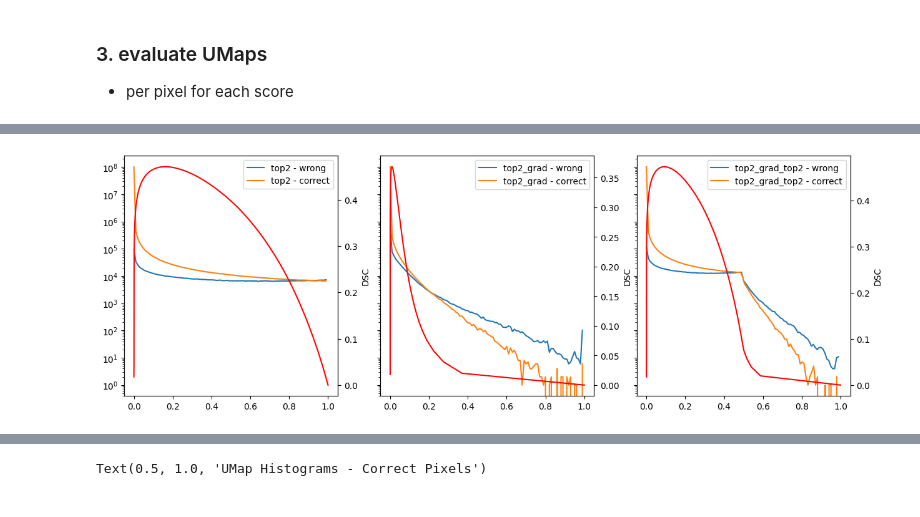
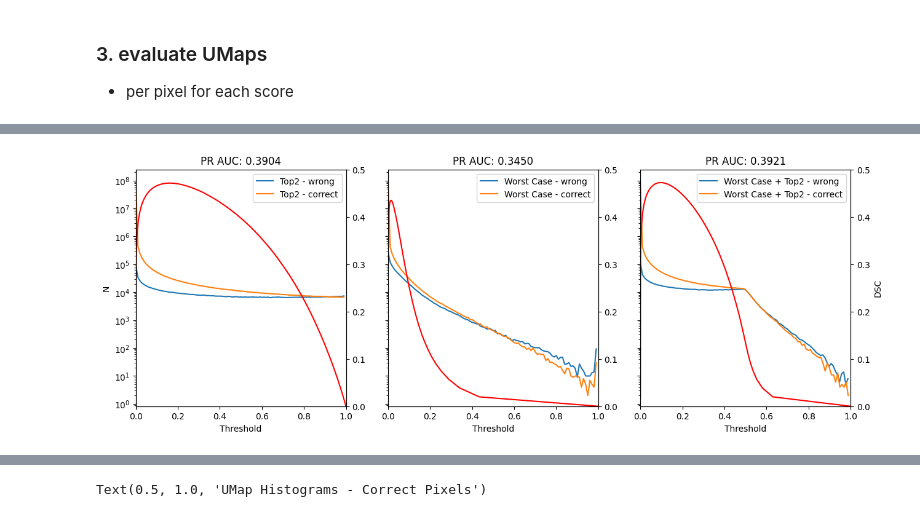
Before and after one commit to MedVisBonn/Segmentation-Distortion, a Jupyter notebook: src/notebooks/combining_scores.ipynb, the cells around one changed output, grey strips where cells are left out. Saved outputs shown, nothing was run; the diff lists cells and outputs as text; code cells hidden in the pictures.

```diff
--- a/src/notebooks/combining_scores.ipynb
+++ b/src/notebooks/combining_scores.ipynb
@@ -373,10 +393,16 @@ diff_grad_gen = UMapGenerator(
     net_out=net_out,
 )
 
+# worst case
+worst_case_gen = UMapGenerator(
+    method='worst_case',
+    net_out=net_out,
+)
+
 # gather in dict
 umap_generators = {
     'top2': top2_gen,
-    'top2_grad': top2_grad_gen,
+    'worst_case': worst_case_gen,
     # 'diff_grad': diff_grad_gen,
 }
 # %% [markdown]
@@ -709,10 +735,10 @@ DSCs, umaps_collection, img_indices, errmaps_collection = get_all_umaps(
 umaps = {key: torch.cat(umaps_collection[key]).flatten() for key in umaps_collection}
 for key in umaps:
     # clamp to 99th percentile
-    if (key != 'entropy') or (key != 'top2'):
-        q = np.percentile(umaps[key].flatten().numpy(), 99.9999)
-        print(umaps[key].min(), umaps[key].max(), q, key)
-        umaps[key][umaps[key] > q] = q
+    # if (key != 'entropy') or (key != 'top2'):
+    #     q = np.percentile(umaps[key].flatten().numpy(), 99.9999)
+    #     # print(umaps[key].min(), umaps[key].max(), q, key)
+    #     umaps[key][umaps[key] > q] = q
 
         # umaps[key] = torch.sqrt(umaps[key])
     # q = np.percentile(umaps[key].flatten().numpy(), 99)
@@ -811,11 +835,13 @@ plt.legend()
 label_dict = {
     'entropy': 'Entropy',
     'top2': 'Top2',
+    'worst_case': 'Worst Case',
     'top2_grad': 'Diff',
     'diff_grad': 'Diff / Margin',
     'diff_grad_entropy': 'Diff / Margin + Entropy',
     'top2_grad_entropy': 'Diff + Entropy',
     'top2_grad_top2': 'Diff + Top2',
+    'worst_case_top2': 'Worst Case + Top2',
 }
 
 
@@ -898,35 +891,56 @@ KeyboardInterrupt:
 # %%
+# label_dict = {
+#     'entropy': 'Entropy',
+#     'top2': 'Top2',
+#     'top2_grad': 'Diff',
+#     'diff_grad': 'Diff / Margin',
+#     'diff_grad_entropy': 'Diff / Margin + Entropy',
+#     'top2_grad_entropy': 'Diff + Entropy',
+#     'top2_grad_top2': 'Diff + Top2',
+# }
+
+
+
 fig, axes = plt.subplots(1, 3, figsize=(15, 5), sharey=True)
 
 i = 0
 for key in umaps:
     if key in ['diff_grad', 'diff_grad_entropy']:
         continue
     label = label_dict[key]
     # plt.hist(umaps[key][errmaps == 1], bins=100, alpha=0.5, label=label, )
     hist = torch.histogram(umaps[key][errmaps == 1], bins=100)
-    axes[i].plot(hist[1][:-1], hist[0], label=f'{key} - wrong')
+    label = label_dict[key]
+    axes[i].plot(hist[1][:-1], hist[0], label=f'{label} - wrong')
     hist = torch.histogram(umaps[key][errmaps == 0], bins=100)
-    axes[i].plot(hist[1][:-1], hist[0], label=f'{key} - correct')
+    axes[i].plot(hist[1][:-1], hist[0], label=f'{label} - correct')
+    axes[i].set_xlabel('Threshold')
     axes[i].set_yscale('log')
+    axes[i].set_xlim(0,1)
+    title_value = pr_aucs[key][0]
+    axes[i].set_title(f'PR AUC: {title_value:.4f}')
+
+    if i == 0:
+        axes[i].set_ylabel('N')
     axes[i].legend()
 
     ax_cpy = axes[i].twinx()
-
+    ax_cpy.set_ylim(0, 0.5)
     p, r, X = prs[key][0]
     Y = 2 * p * r / (p + r)
-    ax_cpy.plot(X, Y, label=key, c='r')
+    ax_cpy.plot(X, Y, label=label, c='r')
     # ax_cpy.set_xlabel('X axis')  # Replace with your actual X-axis label
-    ax_cpy.set_ylabel('DSC')  # Replace with your actual Y-axis label for the first plot
+    if i == 2:
+        ax_cpy.set_ylabel('DSC')  # Replace with your actual Y-axis label for the first plot
     # ax_cpy.legend(loc='upper left')
 
 
     # hist = torch.histogram(umaps[key][umaps[key]>0.05], bins=100)
     # plt.plot(hist[1][:-1], hist[0], label=key)
     # plt.legend()
     # plt.title('UMap Histograms - Error Pixels')
     # plt.show()
 
     i+=1
 # %% [output]
-[figure, old version]
+[figure, new version]
```
Also changed, not shown: parts of 10 cells of this notebook, 1 other file.
